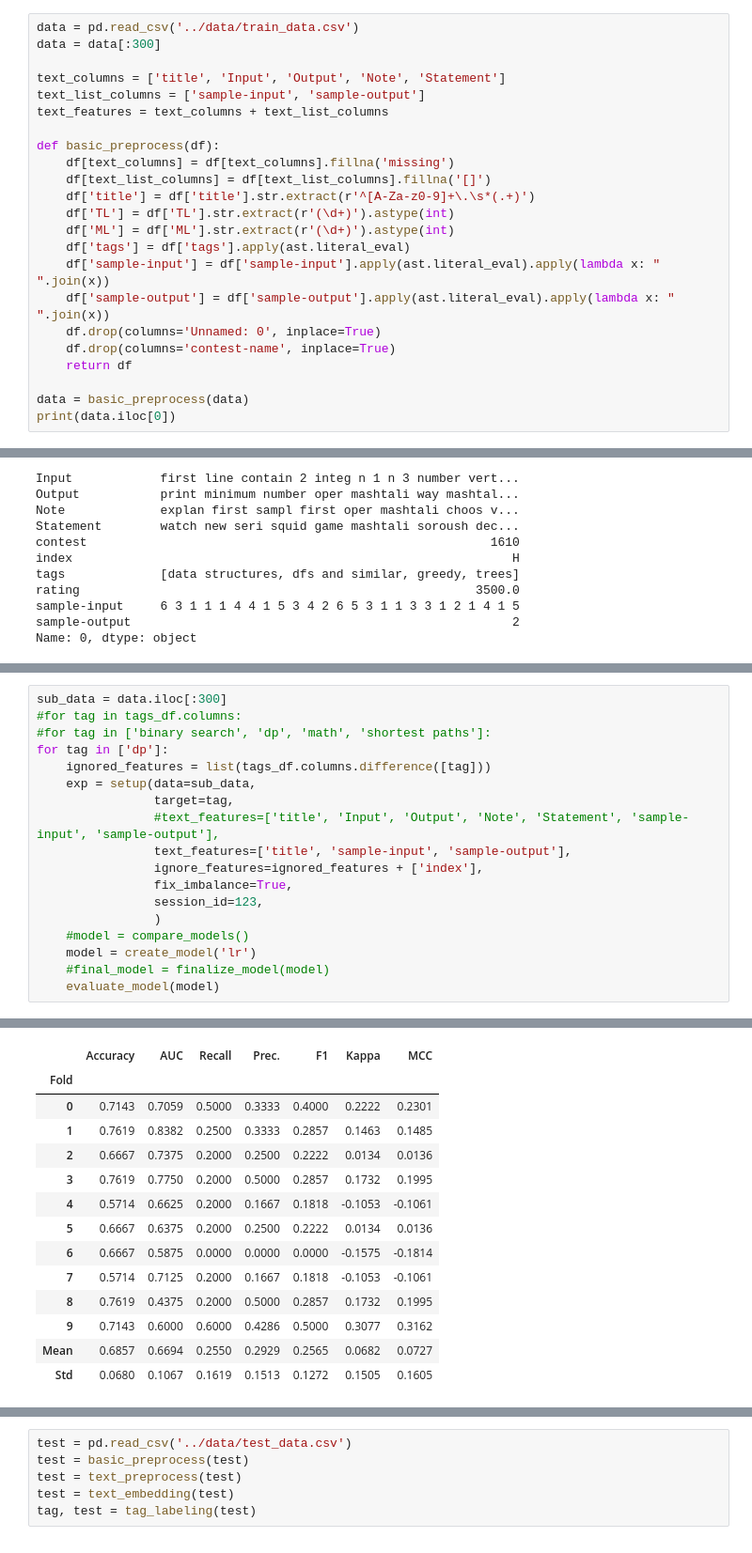
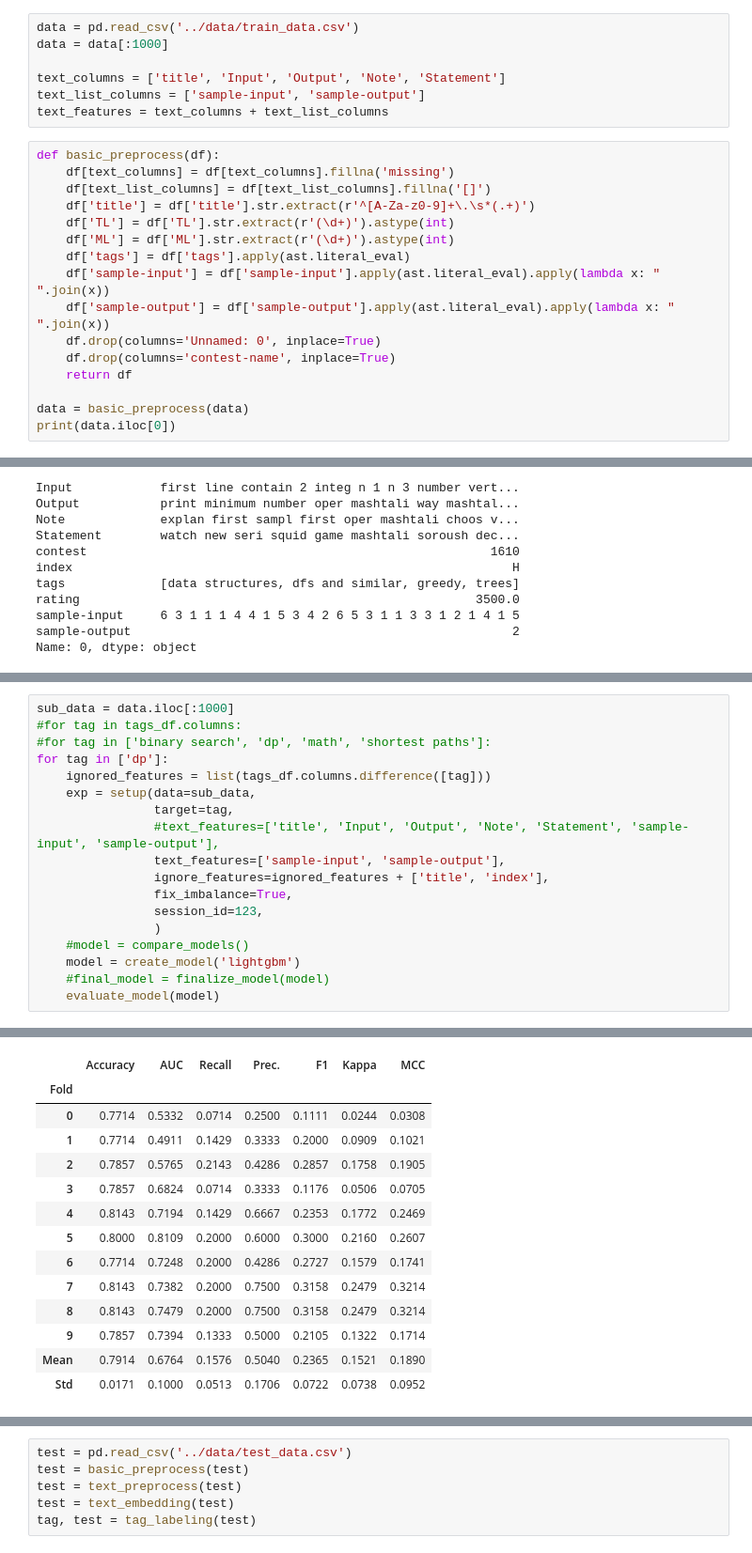
Before and after one commit to mysh212/algorithm-predictor, a Jupyter notebook: lib/nlp_nltk.ipynb, the cells around one changed output, grey strips where cells are left out. Shown at 94% size. Saved outputs shown, nothing was run; the diff lists cells and outputs as text.

```diff
--- a/lib/nlp_nltk.ipynb
+++ b/lib/nlp_nltk.ipynb
@@ -11,14 +11,14 @@ from pycaret.classification import *
 from transformers import AutoTokenizer, AutoModel
 import torch
 import numpy as np
+# %%
+data = pd.read_csv('../data/train_data.csv')
+data = data[:1000]
+
+text_columns = ['title', 'Input', 'Output', 'Note', 'Statement']
+text_list_columns = ['sample-input', 'sample-output']
+text_features = text_columns + text_list_columns
 # %%
-data = pd.read_csv('../data/train_data.csv')
-data = data[:300]
-
-text_columns = ['title', 'Input', 'Output', 'Note', 'Statement']
-text_list_columns = ['sample-input', 'sample-output']
-text_features = text_columns + text_list_columns
-
 def basic_preprocess(df):
     df[text_columns] = df[text_columns].fillna('missing')
     df[text_list_columns] = df[text_list_columns].fillna('[]')
@@ -141,5 +142,5 @@ Name: 0, Length: 1579, dtype: object
 # %%
-sub_data = data.iloc[:300]
+sub_data = data.iloc[:1000]
 #for tag in tags_df.columns:
 #for tag in ['binary search', 'dp', 'math', 'shortest paths']:
 for tag in ['dp']:
@@ -147,13 +148,13 @@ for tag in ['dp']:
     exp = setup(data=sub_data,
                 target=tag,
                 #text_features=['title', 'Input', 'Output', 'Note', 'Statement', 'sample-input', 'sample-output'],
-                text_features=['title', 'sample-input', 'sample-output'],
-                ignore_features=ignored_features + ['index'],
+                text_features=['sample-input', 'sample-output'],
+                ignore_features=ignored_features + ['title', 'index'],
                 fix_imbalance=True,
                 session_id=123,
                 )
     #model = compare_models()
-    model = create_model('lr')
+    model = create_model('lightgbm')
     #final_model = finalize_model(model)
     evaluate_model(model)
 # %% [output]
@@ -177,18 +178,18 @@ for tag in ['dp']:
 [interactive output not drawn]
 |  | Accuracy | AUC | Recall | Prec. | F1 | Kappa | MCC |
 | Fold |  |  |  |  |  |  |  |
-| 0 | 0.7143 | 0.7059 | 0.5000 | 0.3333 | 0.4000 | 0.2222 | 0.2301 |
-| 1 | 0.7619 | 0.8382 | 0.2500 | 0.3333 | 0.2857 | 0.1463 | 0.1485 |
-| 2 | 0.6667 | 0.7375 | 0.2000 | 0.2500 | 0.2222 | 0.0134 | 0.0136 |
-| 3 | 0.7619 | 0.7750 | 0.2000 | 0.5000 | 0.2857 | 0.1732 | 0.1995 |
-| 4 | 0.5714 | 0.6625 | 0.2000 | 0.1667 | 0.1818 | -0.1053 | -0.1061 |
-| 5 | 0.6667 | 0.6375 | 0.2000 | 0.2500 | 0.2222 | 0.0134 | 0.0136 |
-| 6 | 0.6667 | 0.5875 | 0.0000 | 0.0000 | 0.0000 | -0.1575 | -0.1814 |
-| 7 | 0.5714 | 0.7125 | 0.2000 | 0.1667 | 0.1818 | -0.1053 | -0.1061 |
-| 8 | 0.7619 | 0.4375 | 0.2000 | 0.5000 | 0.2857 | 0.1732 | 0.1995 |
-| 9 | 0.7143 | 0.6000 | 0.6000 | 0.4286 | 0.5000 | 0.3077 | 0.3162 |
-| Mean | 0.6857 | 0.6694 | 0.2550 | 0.2929 | 0.2565 | 0.0682 | 0.0727 |
-| Std | 0.0680 | 0.1067 | 0.1619 | 0.1513 | 0.1272 | 0.1505 | 0.1605 |
+| 0 | 0.7714 | 0.5332 | 0.0714 | 0.2500 | 0.1111 | 0.0244 | 0.0308 |
+| 1 | 0.7714 | 0.4911 | 0.1429 | 0.3333 | 0.2000 | 0.0909 | 0.1021 |
+| 2 | 0.7857 | 0.5765 | 0.2143 | 0.4286 | 0.2857 | 0.1758 | 0.1905 |
+| 3 | 0.7857 | 0.6824 | 0.0714 | 0.3333 | 0.1176 | 0.0506 | 0.0705 |
+| 4 | 0.8143 | 0.7194 | 0.1429 | 0.6667 | 0.2353 | 0.1772 | 0.2469 |
+| 5 | 0.8000 | 0.8109 | 0.2000 | 0.6000 | 0.3000 | 0.2160 | 0.2607 |
+| 6 | 0.7714 | 0.7248 | 0.2000 | 0.4286 | 0.2727 | 0.1579 | 0.1741 |
+| 7 | 0.8143 | 0.7382 | 0.2000 | 0.7500 | 0.3158 | 0.2479 | 0.3214 |
+| 8 | 0.8143 | 0.7479 | 0.2000 | 0.7500 | 0.3158 | 0.2479 | 0.3214 |
+| 9 | 0.7857 | 0.7394 | 0.1333 | 0.5000 | 0.2105 | 0.1322 | 0.1714 |
+| Mean | 0.7914 | 0.6764 | 0.1576 | 0.5040 | 0.2365 | 0.1521 | 0.1890 |
+| Std | 0.0171 | 0.1000 | 0.0513 | 0.1706 | 0.0722 | 0.0738 | 0.0952 |
 [interactive output not drawn]
 interactive(children=(ToggleButtons(description='Plot Type:', icons=('',), options=(('Pipeline Plot', 'pipelin…
 # %%
```
Also changed, not shown: parts of 5 cells of this notebook.
